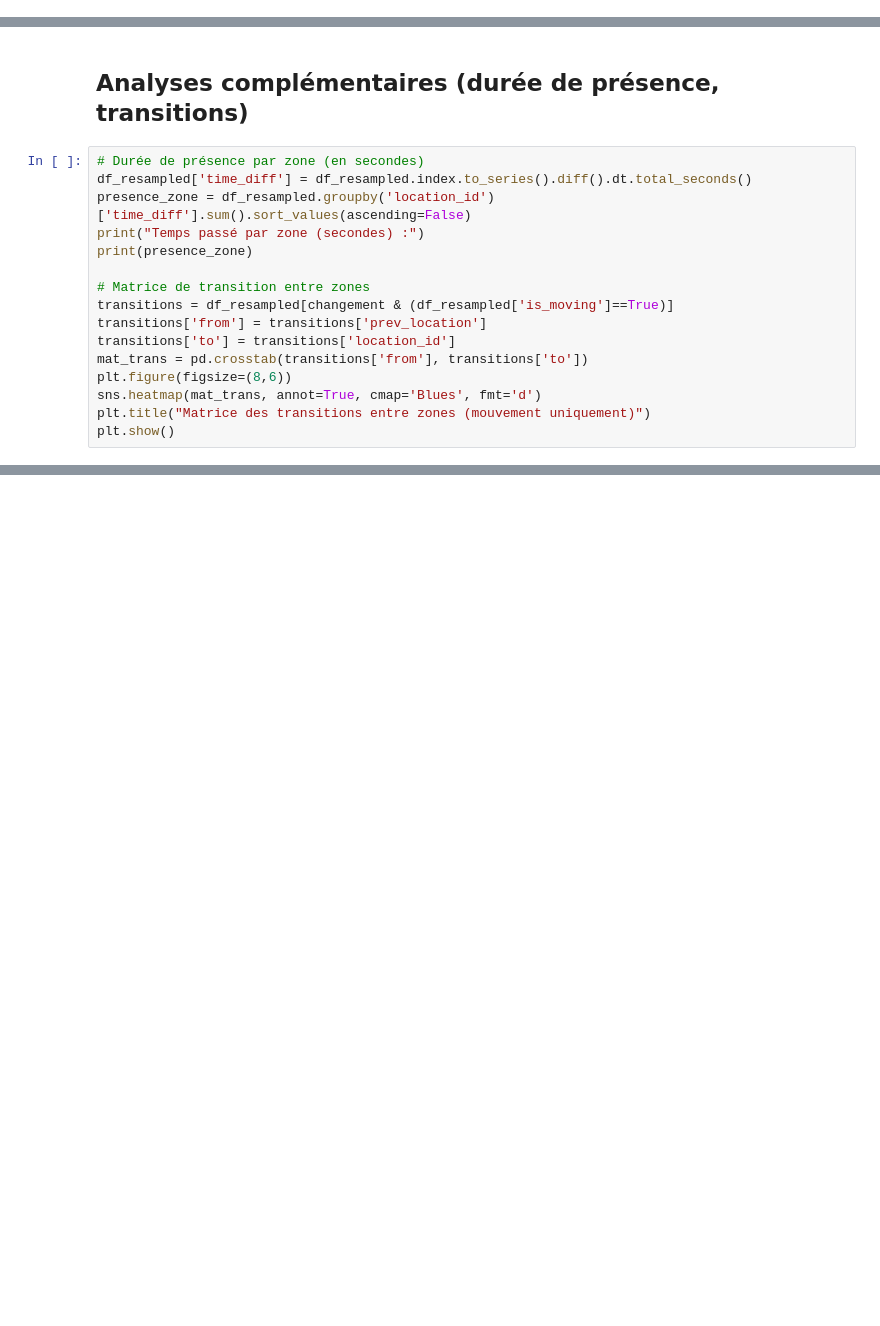
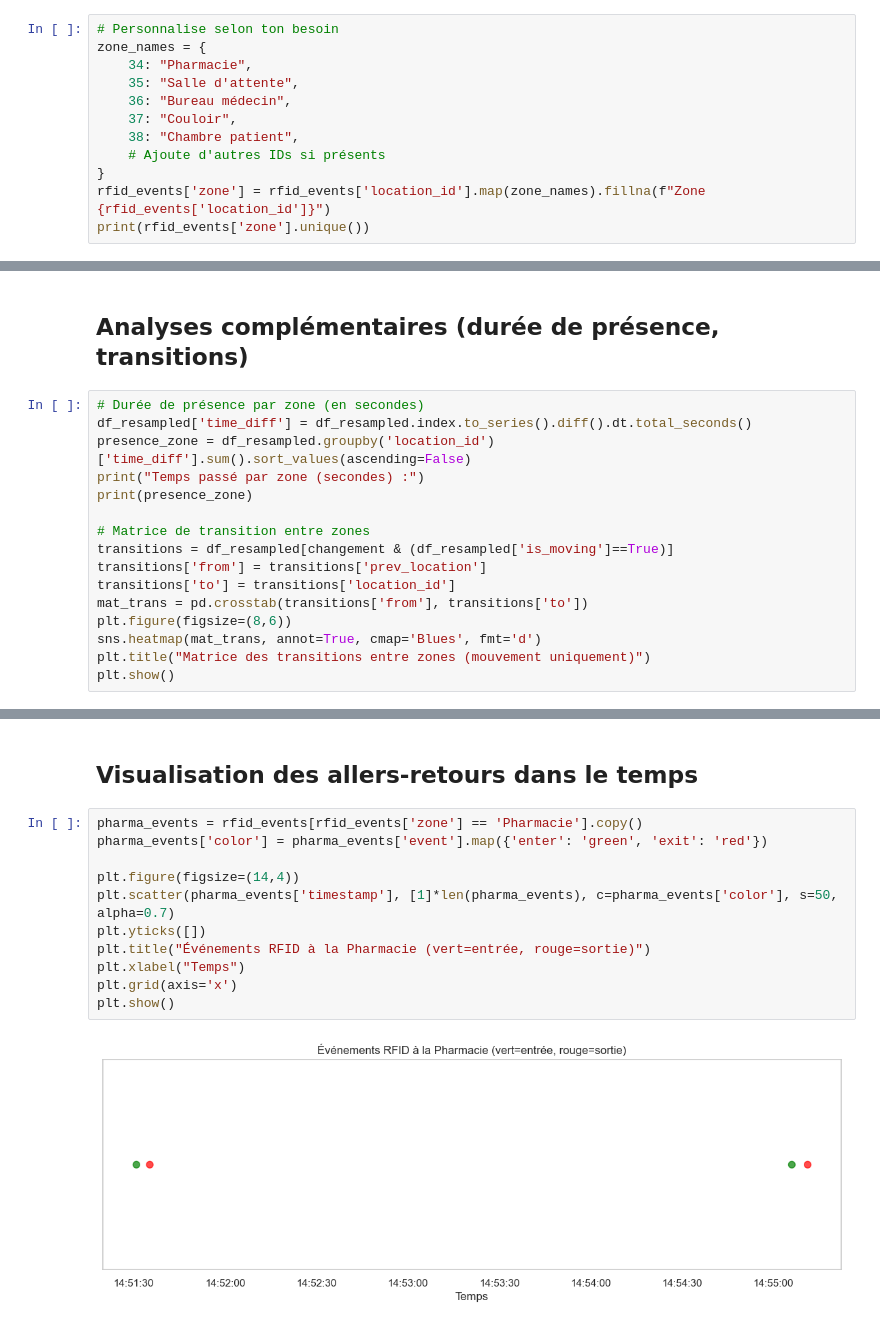
Before and after one commit to Ramadiaw12/IoT_project, a Jupyter notebook: notebooks/analysis.ipynb, the cells around one changed output, grey strips where cells are left out. Saved outputs shown, nothing was run; the diff lists cells and outputs as text; blank space fills up the shorter version.

```diff
--- a/notebooks/analysis.ipynb
+++ b/notebooks/analysis.ipynb
@@ -194,0 +210,12 @@ rfid_events.head(10)
+# %%
+# Personnalise selon ton besoin
+zone_names = {
+    34: "Pharmacie",
+    35: "Salle d'attente",
+    36: "Bureau médecin",
+    37: "Couloir",
+    38: "Chambre patient",
+    # Ajoute d'autres IDs si présents
+}
+rfid_events['zone'] = rfid_events['location_id'].map(zone_names).fillna(f"Zone {rfid_events['location_id']}")
+print(rfid_events['zone'].unique())
@@ -213 +287,16 @@ plt.show()
+# %% [markdown]
+## Visualisation des allers-retours dans le temps
+# %%
+pharma_events = rfid_events[rfid_events['zone'] == 'Pharmacie'].copy()
+pharma_events['color'] = pharma_events['event'].map({'enter': 'green', 'exit': 'red'})
+
+plt.figure(figsize=(14,4))
+plt.scatter(pharma_events['timestamp'], [1]*len(pharma_events), c=pharma_events['color'], s=50, alpha=0.7)
+plt.yticks([])
+plt.title("Événements RFID à la Pharmacie (vert=entrée, rouge=sortie)")
+plt.xlabel("Temps")
+plt.grid(axis='x')
+plt.show()
+# %% [output]
+[figure, added]
 # %% [markdown]
```
Also changed, not shown: parts of 13 cells of this notebook, 3 other files.
